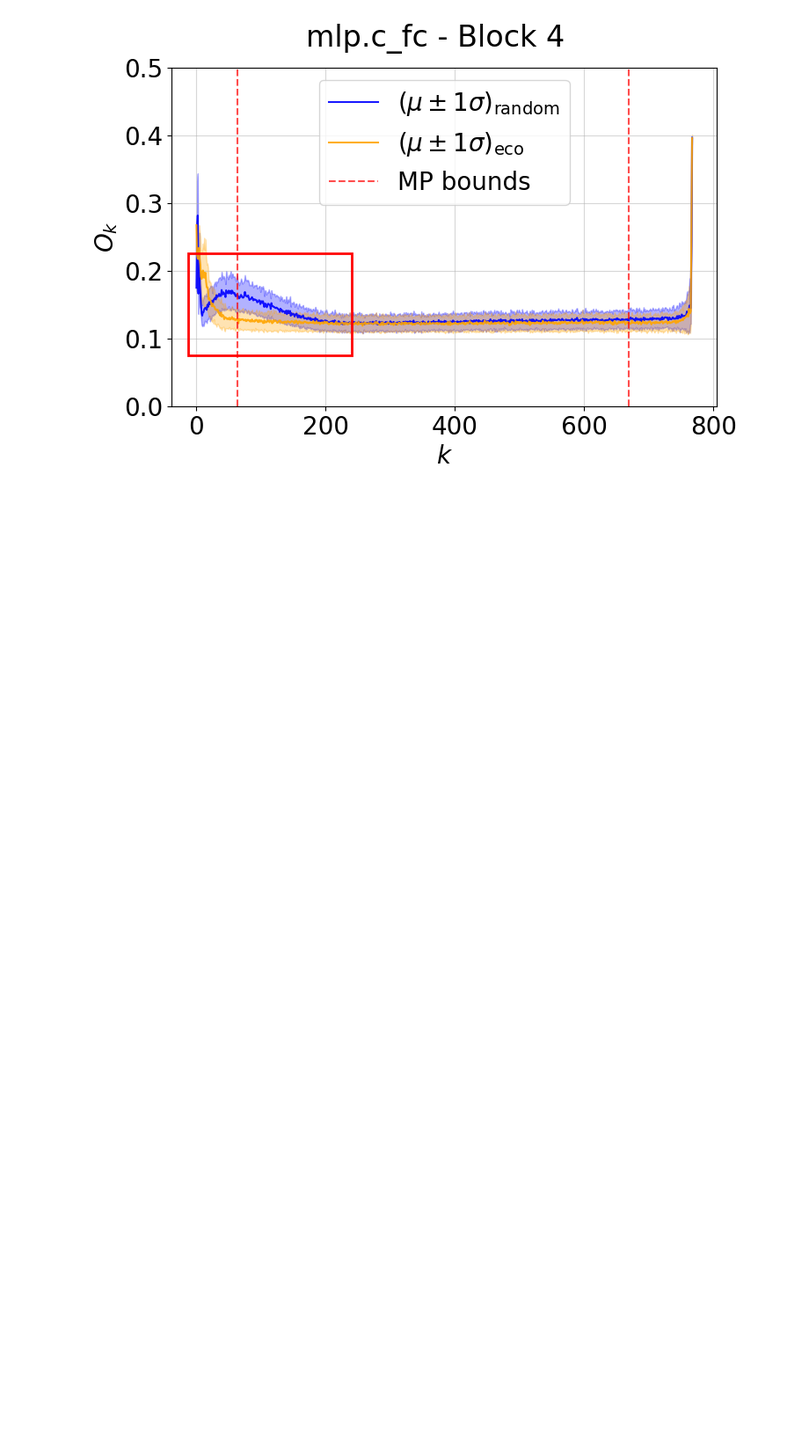
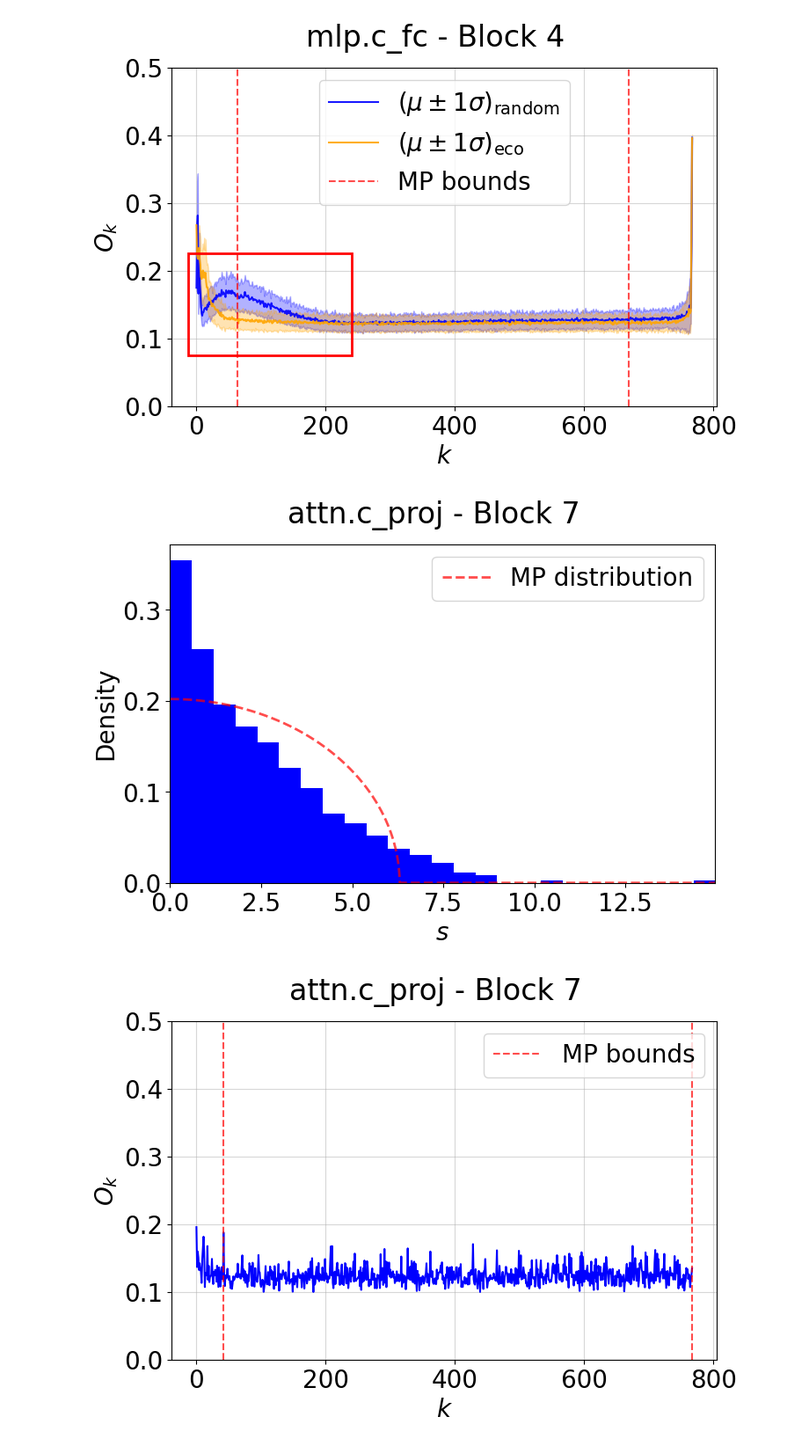
Before and after one commit to filippobezzi/transformer_geometrical_analysis, a Jupyter notebook: plotting.ipynb, the cells around one changed output. Shown: that part at 88% size. Drawn from its saved outputs; the diff is of its cells as text; code cells hidden in the pictures; blank space fills up the shorter version.

```diff
--- a/plotting.ipynb
+++ b/plotting.ipynb
@@ -391,6 +391,9 @@ plot_overlap_comparison_bands(layer, block, 768, 4 * 768, final_data_dir, plot_d
 # %% [output]
 [figure]
 # %%
-# plot_svals(svals.iloc[1:], 768, 4 * 768, svals.iloc[0], layer, block)
-# plot_overlaps(svals.iloc[1:], overlaps_a, 768, 4 * 768, svals.iloc[0], layer, block, with_numbers=False)
-# plot_svals_overlaps(svals.iloc[1:], overlaps_a, 768, 4*768, svals.iloc[0], layer, block, with_numbers=False)
+plot_svals(svals.iloc[1:], 768, 768, svals.iloc[0], layer, block)
+plot_overlaps(svals.iloc[1:], overlaps_a, 768,  768, svals.iloc[0], layer, block, with_numbers=False)
+plot_svals_overlaps(svals.iloc[1:], overlaps_a, 768, 768, svals.iloc[0], layer, block, with_numbers=False)
+# %% [output]
+[figure, added]
+[figure, added]
```
Also changed, not shown: parts of 3 cells of this notebook, 32 other files.
